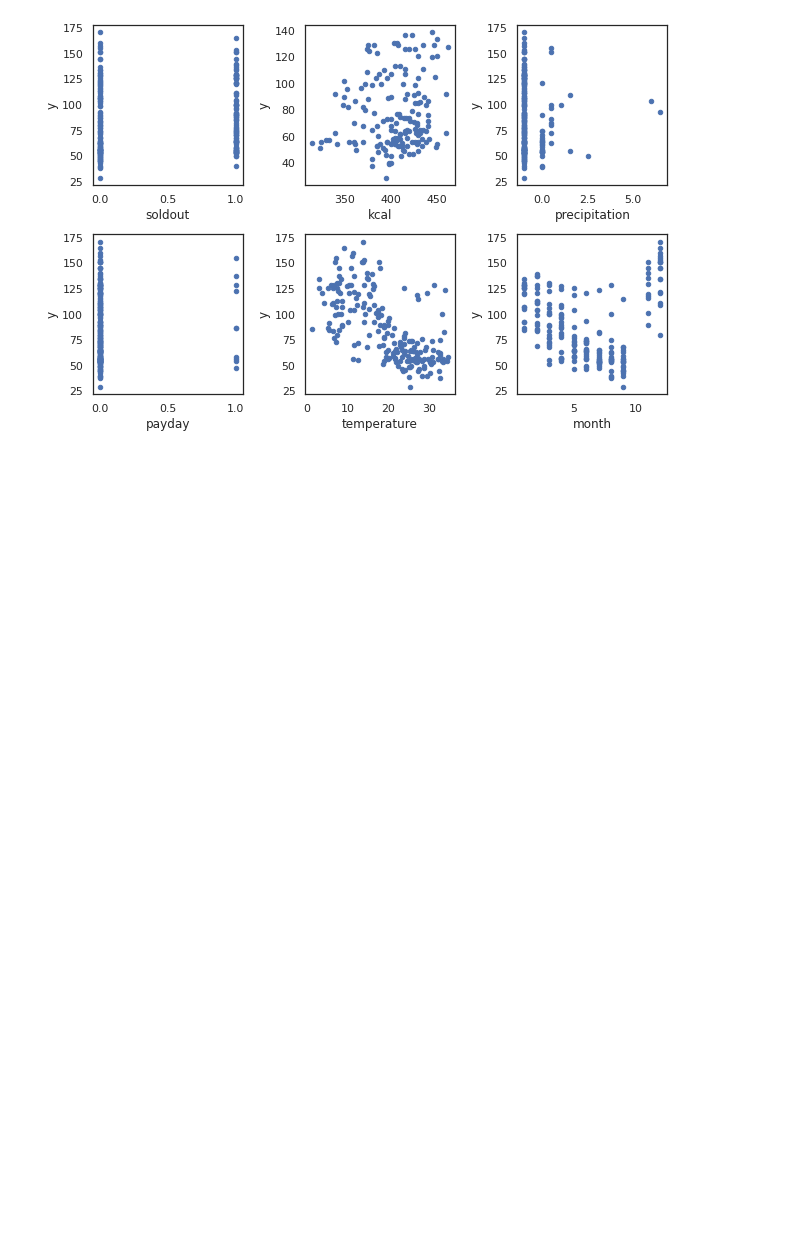
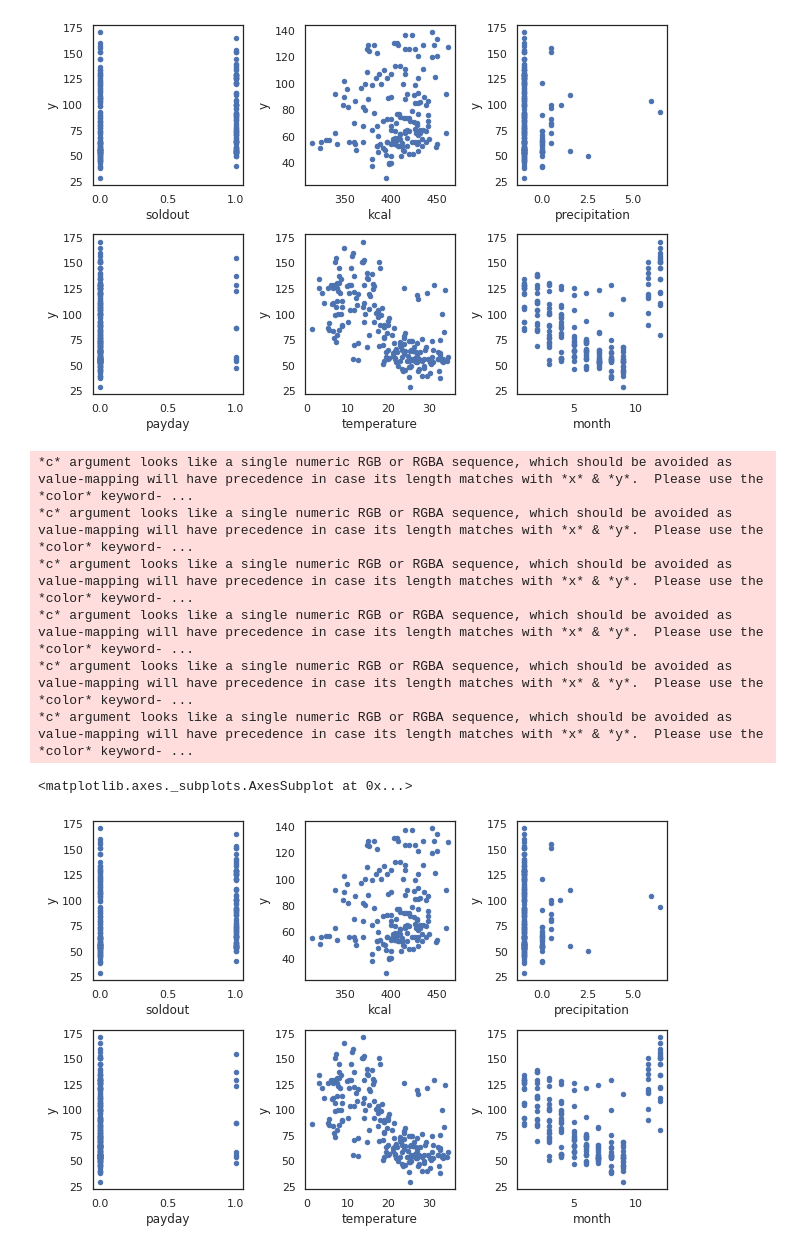
Before and after one commit to hiro106/signate-bento-sales-prediction, a Jupyter notebook: bento_demand_prediction_signate.ipynb, the cells around one changed output. Drawn from its saved outputs; the diff is of its cells as text; code cells hidden in the pictures; blank space fills up the shorter version.

```diff
--- a/bento_demand_prediction_signate.ipynb
+++ b/bento_demand_prediction_signate.ipynb
@@ -833,3 +833,20 @@ plt.show()
 *c* argument looks like a single numeric RGB or RGBA sequence, which should be avoided as value-mapping will have precedence in case its length matches with *x* & *y*.  Please use the *color* keyword- ...
 *c* argument looks like a single numeric RGB or RGBA sequence, which should be avoided as value-mapping will have precedence in case its length matches with *x* & *y*.  Please use the *color* keyword- ...
 [figure]
+# %%
+fig, ax = plt.subplots(2,3,figsize=(9,6), tight_layout=True)
+train.plot.scatter(x="soldout", y="y", ax=ax[0][0])
+train.plot.scatter(x="kcal", y="y", ax=ax[0][1])
+train.plot.scatter(x="precipitation", y="y", ax=ax[0][2])
+train.plot.scatter(x="payday", y="y", ax=ax[1][0])
+train.plot.scatter(x="temperature", y="y", ax=ax[1][1])
+train.plot.scatter(x="month", y="y", ax=ax[1][2])
+# %% [output]
+*c* argument looks like a single numeric RGB or RGBA sequence, which should be avoided as value-mapping will have precedence in case its length matches with *x* & *y*.  Please use the *color* keyword- ...
+*c* argument looks like a single numeric RGB or RGBA sequence, which should be avoided as value-mapping will have precedence in case its length matches with *x* & *y*.  Please use the *color* keyword- ...
+*c* argument looks like a single numeric RGB or RGBA sequence, which should be avoided as value-mapping will have precedence in case its length matches with *x* & *y*.  Please use the *color* keyword- ...
+*c* argument looks like a single numeric RGB or RGBA sequence, which should be avoided as value-mapping will have precedence in case its length matches with *x* & *y*.  Please use the *color* keyword- ...
+*c* argument looks like a single numeric RGB or RGBA sequence, which should be avoided as value-mapping will have precedence in case its length matches with *x* & *y*.  Please use the *color* keyword- ...
+*c* argument looks like a single numeric RGB or RGBA sequence, which should be avoided as value-mapping will have precedence in case its length matches with *x* & *y*.  Please use the *color* keyword- ...
+<matplotlib.axes._subplots.AxesSubplot at 0x...>
+[figure, added]
```
Also changed, not shown: parts of 3 cells of this notebook.
